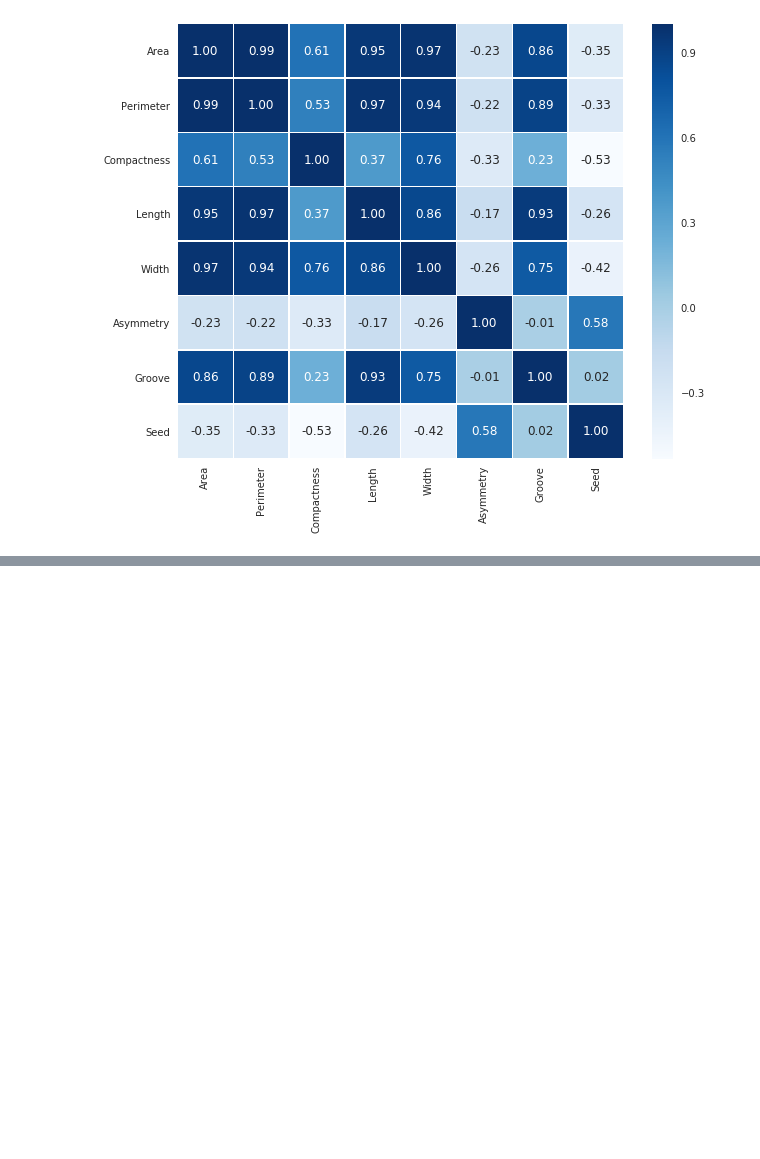
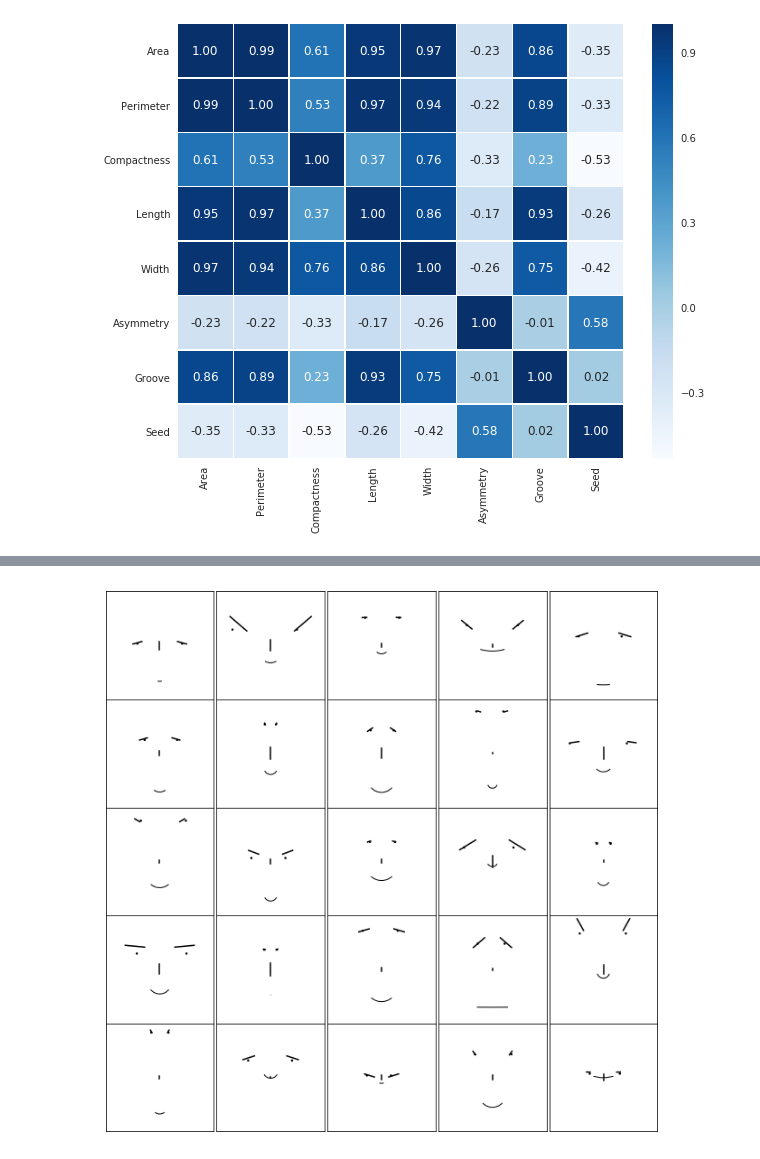
Before and after one commit to julianyraiol/RNA-Works, a Jupyter notebook: Projeto_4/develop/analise/analise.ipynb, the cells around one changed output, grey strips where cells are left out. Saved outputs shown, nothing was run; the diff lists cells and outputs as text; code cells hidden in the pictures; blank space fills up the shorter version.

```diff
--- a/Projeto_4/develop/analise/analise.ipynb
+++ b/Projeto_4/develop/analise/analise.ipynb
@@ -384,0 +383,88 @@ No dataset analisado, pode-se concluir que a relação entre os atributos "area"
+# %%
+from pylab import *
+
+def cface(ax, x1,x2,x3,x4,x5,x6,x7,x8,x9,x10,x11,x12,x13,x14,x15,x16,x17,x18):
+    # x1 = height  of upper face
+    # x2 = overlap of lower face
+    # x3 = half of vertical size of face
+    # x4 = width of upper face
+    # x5 = width of lower face
+    # x6 = length of nose
+    # x7 = vertical position of mouth
+    # x8 = curvature of mouth
+    # x9 = width of mouth
+    # x10 = vertical position of eyes
+    # x11 = separation of eyes
+    # x12 = slant of eyes
+    # x13 = eccentricity of eyes
+    # x14 = size of eyes
+    # x15 = position of pupils
+    # x16 = vertical position of eyebrows
+    # x17 = slant of eyebrows
+    # x18 = size of eyebrows
+
+    # transform some values so that input between 0,1 yields variety of output
+    x3 = 1.9*(x3-.5)
+    x4 = (x4+.25)
+    x5 = (x5+.2)
+    x6 = .3*(x6+.01)
+    x8 = 5*(x8+.001)
+    x11 /= 5
+    x12 = 2*(x12-.5)
+    x13 += .05
+    x14 += .1
+    x15 = .5*(x15-.5)
+    x16 = .25*x16
+    x17 = .5*(x17-.5)
+    x18 = .5*(x18+.1)
+
+    # top of face, in box with l=-x4, r=x4, t=x1, b=x3
+    e = mpl.patches.Ellipse( (0,(x1+x3)/2), 2*x4, (x1-x3), fc='white', linewidth=2)
+    ax.add_artist(e)
+
+    # bottom of face, in box with l=-x5, r=x5, b=-x1, t=x2+x3
+    e = mpl.patches.Ellipse( (0,(-x1+x2+x3)/2), 2*x5, (x1+x2+x3), fc='white', linewidth=2)
+    ax.add_artist(e)
+
+    # cover overlaps
+    e = mpl.patches.Ellipse( (0,(x1+x3)/2), 2*x4, (x1-x3), fc='white', ec='none')
+    ax.add_artist(e)
+    e = mpl.patches.Ellipse( (0,(-x1+x2+x3)/2), 2*x5, (x1+x2+x3), fc='white', ec='none')
+    ax.add_artist(e)
+
+    # draw nose
+    plot([0,0], [-x6/2, x6/2], 'k')
+
+    # draw mouth
+    p = mpl.patches.Arc( (0,-x7+.5/x8), 1/x8, 1/x8, theta1=270-180/pi*arctan(x8*x9), theta2=270+180/pi*arctan(x8*x9))
+    ax.add_artist(p)
+
+    # draw eyes
+    p = mpl.patches.Ellipse( (-x11-x14/2,x10), x14, x13*x14, angle=-180/pi*x12, facecolor='white')
+    ax.add_artist(p)
+
+    p = mpl.patches.Ellipse( (x11+x14/2,x10), x14, x13*x14, angle=180/pi*x12, facecolor='white')
+    ax.add_artist(p)
+
+    # draw pupils
+    p = mpl.patches.Ellipse( (-x11-x14/2-x15*x14/2, x10), .05, .05, facecolor='black')
+    ax.add_artist(p)
+    p = mpl.patches.Ellipse( (x11+x14/2-x15*x14/2, x10), .05, .05, facecolor='black')
+    ax.add_artist(p)
+
+    # draw eyebrows
+    plot([-x11-x14/2-x14*x18/2,-x11-x14/2+x14*x18/2],[x10+x13*x14*(x16+x17),x10+x13*x14*(x16-x17)],'k')
+    plot([x11+x14/2+x14*x18/2,x11+x14/2-x14*x18/2],[x10+x13*x14*(x16+x17),x10+x13*x14*(x16-x17)],'k')
+
+fig = figure(figsize=(11,11))
+
+for i in range(25):
+    ax = fig.add_subplot(5,5,i+1,aspect='equal')
+    cface(ax, .9, *rand(17))
+    ax.axis([-1.2,1.2,-1.2,1.2])
+    ax.set_xticks([])
+    ax.set_yticks([])
+
+fig.subplots_adjust(hspace=0, wspace=0)
+# %% [output]
+[figure, added]
```
Also changed, not shown: parts of 5 cells of this notebook, 1 other file.
